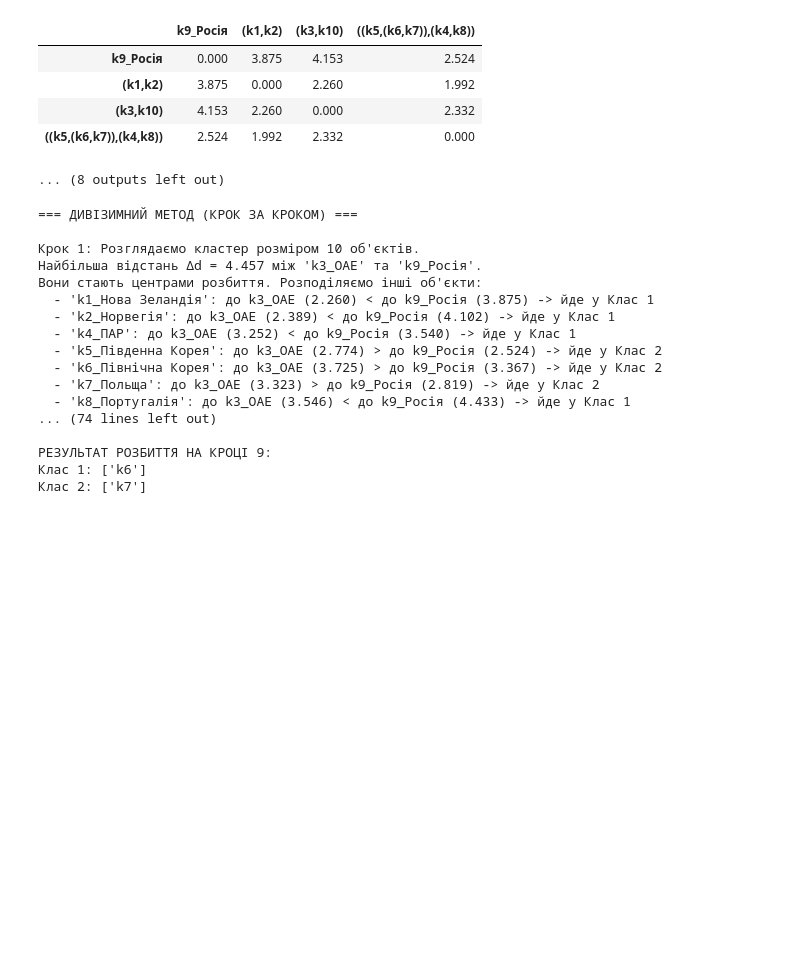
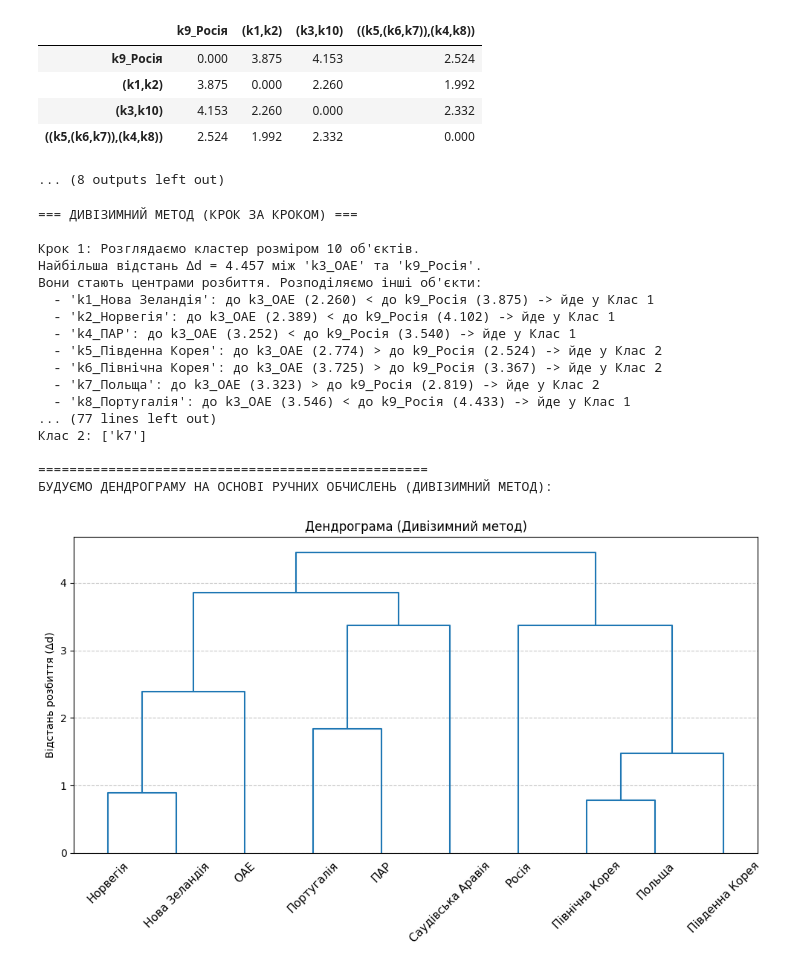
Before and after one commit to SerhiiHerashchenko/HOMEWORK, a Jupyter notebook: Python/MSA 2 SEMESTER/sample.ipynb, the cells around one changed output. Drawn from its saved outputs; the diff is of its cells as text; code cells hidden in the pictures; blank space fills up the shorter version.

```diff
--- a/Python/MSA 2 SEMESTER/sample.ipynb
+++ b/Python/MSA 2 SEMESTER/sample.ipynb
@@ -239,6 +239,9 @@ print("=== ДИВІЗИМНИЙ МЕТОД (КРОК ЗА КРОКОМ) ===")
 # Початковий стан: 1 кластер, що містить усі країни
 clusters = [list(initial_dist_matrix.index)]
 step = 1
+
+# Список для збереження історії розбиттів (знадобиться для дендрограми)
+divisive_splits = []
 
 while len(clusters) < len(initial_dist_matrix):
     max_internal_dist = -1
@@ -249,7 +252,6 @@ while len(clusters) < len(initial_dist_matrix):
     # 1. Знаходимо кластер з найбільшою внутрішньою відстанню
     for cluster in clusters:
         if len(cluster) > 1:
-            # Шукаємо максимальну відстань між елементами всередині цього кластера
             for i in range(len(cluster)):
                 for j in range(i + 1, len(cluster)):
                     obj1, obj2 = cluster[i], cluster[j]
@@ -280,34 +282,87 @@ while len(clusters) < len(initial_dist_matrix):
             if d_to_c1 < d_to_c2:
                 new_class_1.append(obj)
                 print(f"  - '{obj}': до {center1} ({d_to_c1:.3f}) < до {center2} ({d_to_c2:.3f}) -> йде у Клас 1")
             else:
                 new_class_2.append(obj)
                 print(f"  - '{obj}': до {center1} ({d_to_c1:.3f}) > до {center2} ({d_to_c2:.3f}) -> йде у Клас 2")
 
+    # Зберігаємо розбиття для подальшої побудови дендрограми
+    divisive_splits.append((new_class_1, new_class_2, max_internal_dist))
+
     # Оновлюємо список кластерів
     clusters.remove(cluster_to_split)
     clusters.append(new_class_1)
     clusters.append(new_class_2)
 
     print(f"\nРЕЗУЛЬТАТ РОЗБИТТЯ НА КРОЦІ {step}:")
     print(f"Клас 1: {[c.split('_')[0] for c in new_class_1]}")
     print(f"Клас 2: {[c.split('_')[0] for c in new_class_2]}")
     step += 1
+
+# --- ПОБУДОВА ДЕНДРОГРАМИ ДЛЯ ДИВІЗИМНОГО МЕТОДУ ---
+# Щоб використати стандартну функцію малювання, конвертуємо кроки розбиття (top-down)
+# у матрицю об'єднань (bottom-up), відсортувавши їх за відстанню за зростанням.
+divisive_splits.sort(key=lambda x: x[2])
+
+n_samples = len(initial_dist_matrix)
+Z_div = np.zeros((n_samples - 1, 4))
+
+# Словник для відстеження ID вузлів (початкові елементи мають ID від 0 до n-1)
+cluster_node_id = {frozenset([col]): i for i, col in enumerate(initial_dist_matrix.index)}
+next_id = n_samples
+
+for i, (c1, c2, dist) in enumerate(divisive_splits):
+    fs1 = frozenset(c1)
+    fs2 = frozenset(c2)
+
+    id1 = cluster_node_id[fs1]
+    id2 = cluster_node_id[fs2]
+    size = len(fs1) + len(fs2)
+
+    # Записуємо рядок у матрицю зв'язків
+    Z_div[i, 0] = id1
+    Z_div[i, 1] = id2
+    Z_div[i, 2] = dist
+    Z_div[i, 3] = size
+
+    # Батьківський кластер отримує новий ID
+    cluster_node_id[fs1 | fs2] = next_id
+    next_id += 1
+
+print("\n" + "="*50)
+print("БУДУЄМО ДЕНДРОГРАМУ НА ОСНОВІ РУЧНИХ ОБЧИСЛЕНЬ (ДИВІЗИМНИЙ МЕТОД):")
+plt.figure(figsize=(10, 6))
+plt.title('Дендрограма (Дивізимний метод)')
+
+# Малюємо графік за нашою ручною матрицею Z_div
+dendrogram(
+    Z_div,
+    labels=[name.split('_')[1] if '_' in name else name for name in initial_dist_matrix.index],
+    leaf_rotation=45,
+    leaf_font_size=11,
+    color_threshold=0 # Усі лінії чорні/сині, як у прикладах
+)
+
+plt.ylabel('Відстань розбиття (Δd)')
+plt.grid(axis='y', linestyle='--', alpha=0.7)
+plt.tight_layout()
+plt.show()
 # %% [output]
 === ДИВІЗИМНИЙ МЕТОД (КРОК ЗА КРОКОМ) ===
 
 Крок 1: Розглядаємо кластер розміром 10 об'єктів.
 Найбільша відстань Δd = 4.457 між 'k3_ОАЕ' та 'k9_Росія'.
 Вони стають центрами розбиття. Розподіляємо інші об'єкти:
   - 'k1_Нова Зеландія': до k3_ОАЕ (2.260) < до k9_Росія (3.875) -> йде у Клас 1
   - 'k2_Норвегія': до k3_ОАЕ (2.389) < до k9_Росія (4.102) -> йде у Клас 1
   - 'k4_ПАР': до k3_ОАЕ (3.252) < до k9_Росія (3.540) -> йде у Клас 1
   - 'k5_Південна Корея': до k3_ОАЕ (2.774) > до k9_Росія (2.524) -> йде у Клас 2
   - 'k6_Північна Корея': до k3_ОАЕ (3.725) > до k9_Росія (3.367) -> йде у Клас 2
   - 'k7_Польща': до k3_ОАЕ (3.323) > до k9_Росія (2.819) -> йде у Клас 2
   - 'k8_Португалія': до k3_ОАЕ (3.546) < до k9_Росія (4.433) -> йде у Клас 1
-... (74 lines left out)
+... (77 lines left out)
+Клас 2: ['k7']
 
-РЕЗУЛЬТАТ РОЗБИТТЯ НА КРОЦІ 9:
-Клас 1: ['k6']
-Клас 2: ['k7']
+==================================================
+БУДУЄМО ДЕНДРОГРАМУ НА ОСНОВІ РУЧНИХ ОБЧИСЛЕНЬ (ДИВІЗИМНИЙ МЕТОД):
+[figure, added]
```
Also changed, not shown: 1 other file.
